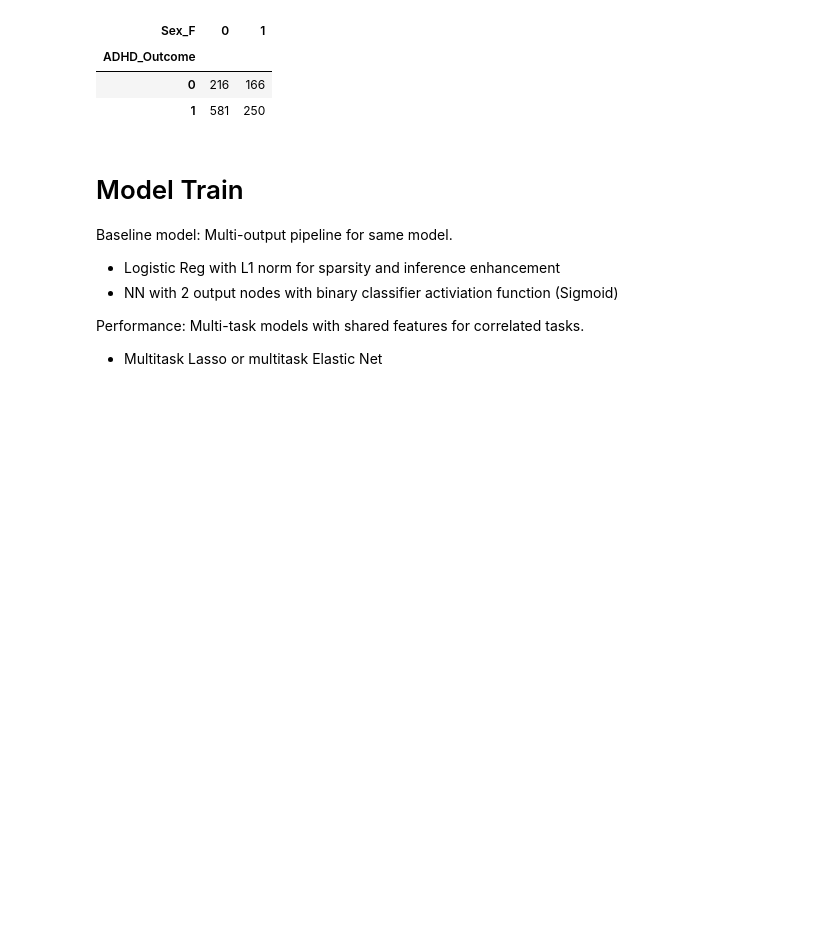
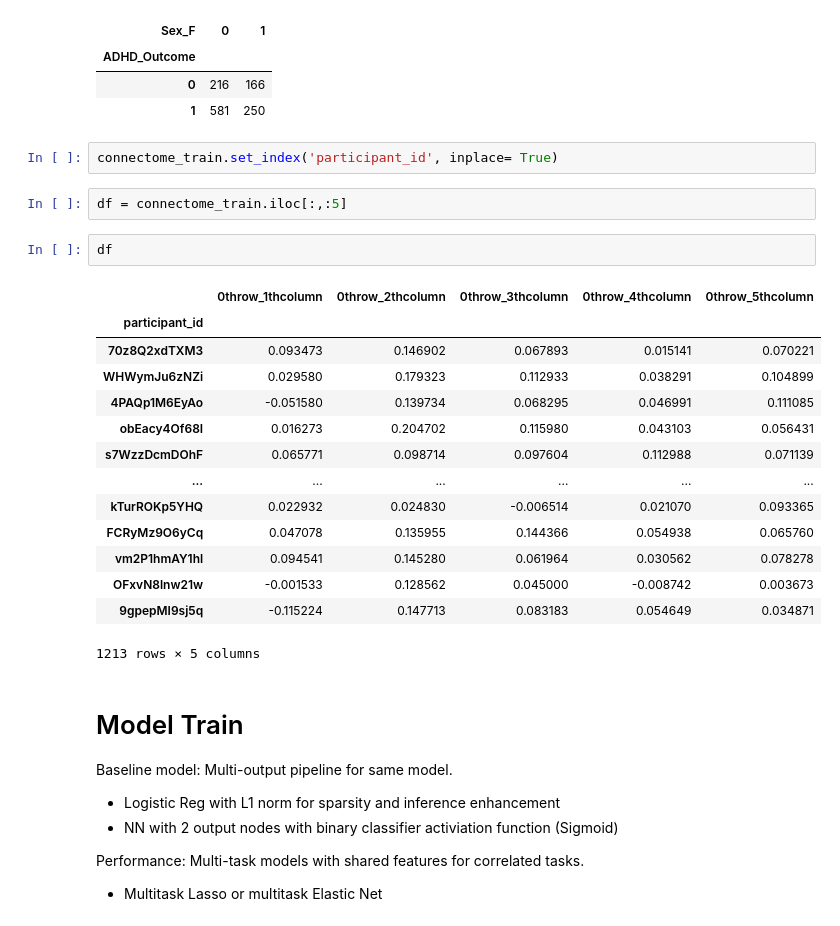
Before and after one commit to taylornguyen527/ADHD_Sex_Prediction_WIDS2025, a Jupyter notebook: EDA.ipynb, the cells around one changed output. Drawn from its saved outputs; the diff is of its cells as text; blank space fills up the shorter version.

```diff
--- a/EDA.ipynb
+++ b/EDA.ipynb
@@ -99,6 +100,27 @@ pd.crosstab(label['ADHD_Outcome'], label['Sex_F'])
 | ADHD_Outcome |  |  |
 | 0 | 216 | 166 |
 | 1 | 581 | 250 |
+# %%
+connectome_train.set_index('participant_id', inplace= True)
+# %%
+df = connectome_train.iloc[:,:5]
+# %%
+df
+# %% [output]
+|  | 0throw_1thcolumn | 0throw_2thcolumn | 0throw_3thcolumn | 0throw_4thcolumn | 0throw_5thcolumn |
+| participant_id |  |  |  |  |  |
+| 70z8Q2xdTXM3 | 0.093473 | 0.146902 | 0.067893 | 0.015141 | 0.070221 |
+| WHWymJu6zNZi | 0.029580 | 0.179323 | 0.112933 | 0.038291 | 0.104899 |
+| 4PAQp1M6EyAo | -0.051580 | 0.139734 | 0.068295 | 0.046991 | 0.111085 |
+| obEacy4Of68I | 0.016273 | 0.204702 | 0.115980 | 0.043103 | 0.056431 |
+| s7WzzDcmDOhF | 0.065771 | 0.098714 | 0.097604 | 0.112988 | 0.071139 |
+| ... | ... | ... | ... | ... | ... |
+| kTurROKp5YHQ | 0.022932 | 0.024830 | -0.006514 | 0.021070 | 0.093365 |
+| FCRyMz9O6yCq | 0.047078 | 0.135955 | 0.144366 | 0.054938 | 0.065760 |
+| vm2P1hmAY1hl | 0.094541 | 0.145280 | 0.061964 | 0.030562 | 0.078278 |
+| OFxvN8lnw21w | -0.001533 | 0.128562 | 0.045000 | -0.008742 | 0.003673 |
+| 9gpepMI9sj5q | -0.115224 | 0.147713 | 0.083183 | 0.054649 | 0.034871 |
+1213 rows × 5 columns
 # %% [markdown]
 # Model Train
 Baseline model: Multi-output pipeline for same model.
```
Also changed, not shown: parts of 14 cells of this notebook, 12 other files.
